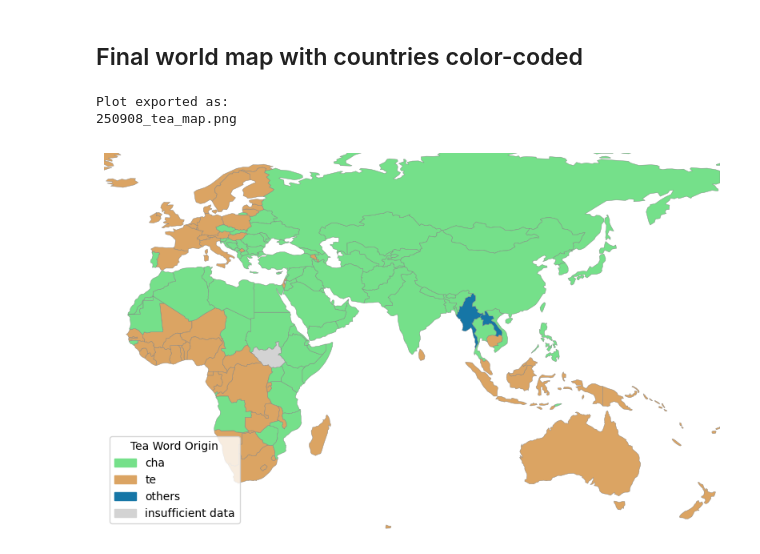
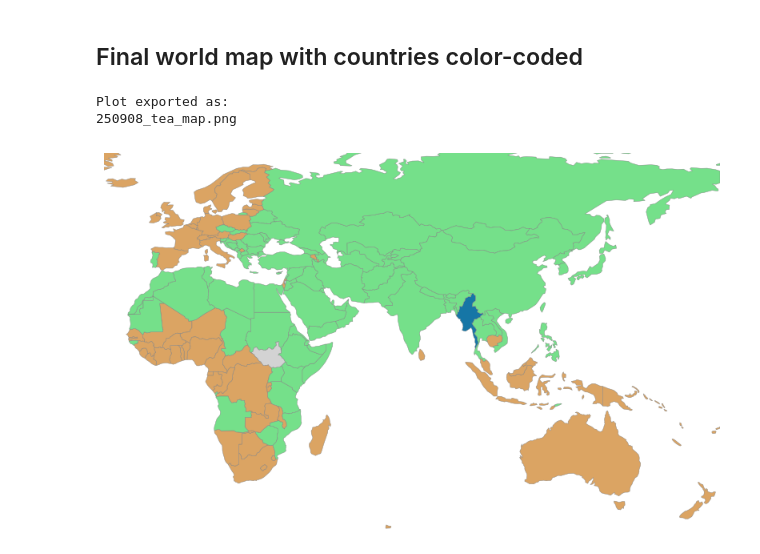
Before and after one commit to TangentialAlmond/tea_words_map, a Jupyter notebook: tea_words_map.ipynb, the cells around one changed output. Drawn from its saved outputs; the diff is of its cells as text; code cells hidden in the pictures.

```diff
--- a/tea_words_map.ipynb
+++ b/tea_words_map.ipynb
@@ -20,7 +20,7 @@ import matplotlib.patches as mpatches
 def plot_tea_map(
     country_tea_origin,
     output_path = None,
-    world_gdf = world_gdf,
+    world_gdf = gpd.read_file("raw_data/ne_110m_admin_0_countries.shp"),
     color_map = {
         "cha": "#75E08A",  # Light green
         "te": "#DBA463",  # Light brown
@@ -29,7 +29,8 @@ def plot_tea_map(
     },
     xlim = (None, None),
     ylim = (None, None),
-    dpi = 300
+    dpi = 300,
+    show_legend = True
 ):
     # Add the tea word origin for each country in the world map
     world_gdf = world_gdf[["ADM0_A3", "geometry"]]
@@ -60,16 +61,17 @@ def plot_tea_map(
         ax.set_ylim(ylim)
 
     # Custom legend
-    legend_handles = []
-    for label, color in color_map.items():
-        legend_handles.append(
-            mpatches.Patch(color = color, label = label)
+    if show_legend:
+        legend_handles = []
+        for label, color in color_map.items():
+            legend_handles.append(
+                mpatches.Patch(color = color, label = label)
+            )
+        plt.legend(
+            handles = legend_handles,
+            title = "Tea Word Origin",
+            loc = "lower left"
         )
-    plt.legend(
-        handles = legend_handles,
-        title = "Tea Word Origin",
-        loc = "lower left"
-    )
 
     # Plot aesthetics
     ax.axis('off')
@@ -536,12 +546,14 @@ plot_tea_map(
 ## Final world map with countries color-coded
 # %%
 plot_tea_map(
-    country_tea_origin = pd.read_csv(),
+    country_tea_origin = pd.read_csv("country_tea_origin_manual.csv"),
     xlim = (-25, 180),
     ylim = (-50, 75),
-    output_path = "250908_tea_map.png"
+    output_path = "250908_tea_map.png",
+    show_legend = False,
+    dpi = 1200
 )
 # %% [output]
 Plot exported as:
 250908_tea_map.png
-[figure, old version]
+[figure, new version]
```
Also changed, not shown: parts of 6 cells of this notebook.
